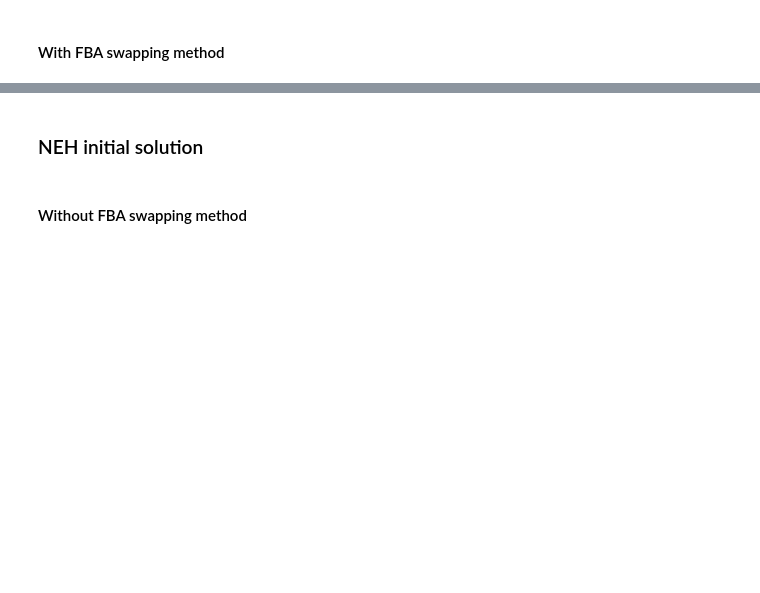
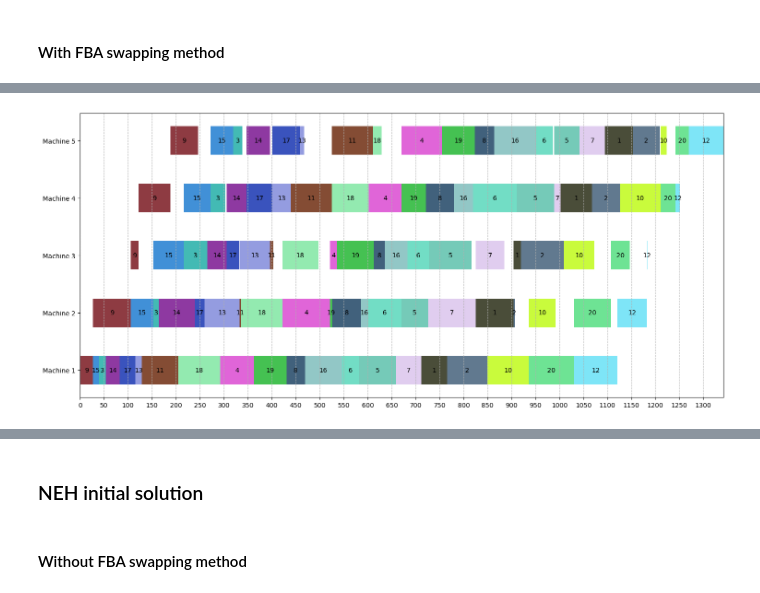
Before and after one commit to MarouaneBenbetka/Flow-Shop-Problem, a Jupyter notebook: Lab3/metaheuristics_voisinage.ipynb, the cells around one changed output, grey strips where cells are left out. Drawn from its saved outputs; the diff is of its cells as text; code cells hidden in the pictures; blank space fills up the shorter version.

```diff
--- a/Lab3/metaheuristics_voisinage.ipynb
+++ b/Lab3/metaheuristics_voisinage.ipynb
@@ -358,6 +361,9 @@ def RS(processing_times, initial_solution, temp, method='random_swap', alpha=0.6
 ### RS with first and best admissible swap
 # %%
 def RS_fba(processing_times, initial_solution, intitial_global, temp, alpha=0.6, nb_palier= 1, it_max=100):
+
+
+    start_time = time.time()
     solution = initial_solution.copy()
     makespan = calculate_makespan(processing_times, solution)
     print('init_sol: ',solution, ' makespan = ', makespan)
@@ -377,7 +383,7 @@ def RS_fba(processing_times, initial_solution, intitial_global, temp, alpha=0.6,
                     solution = sol
         temp = alpha * temp
         it += 1
-
+    print("Elapsed time:", time.time()-start_time, "seconds")
     return solution, best_global
 # %% [markdown]
 ### Finding optimal params
@@ -468,3 +515,7 @@ KeyboardInterrupt:
+# %%
+generate_gantt_chart(benchmark, rs_fba_solution)
+# %% [output]
+[figure, added]
 # %%
 print('Results of random:')
 print(f'First sequence: {permutation} with a makespan of {calculate_makespan(benchmark, permutation)}.')
```
Also changed, not shown: parts of 27 cells of this notebook.
